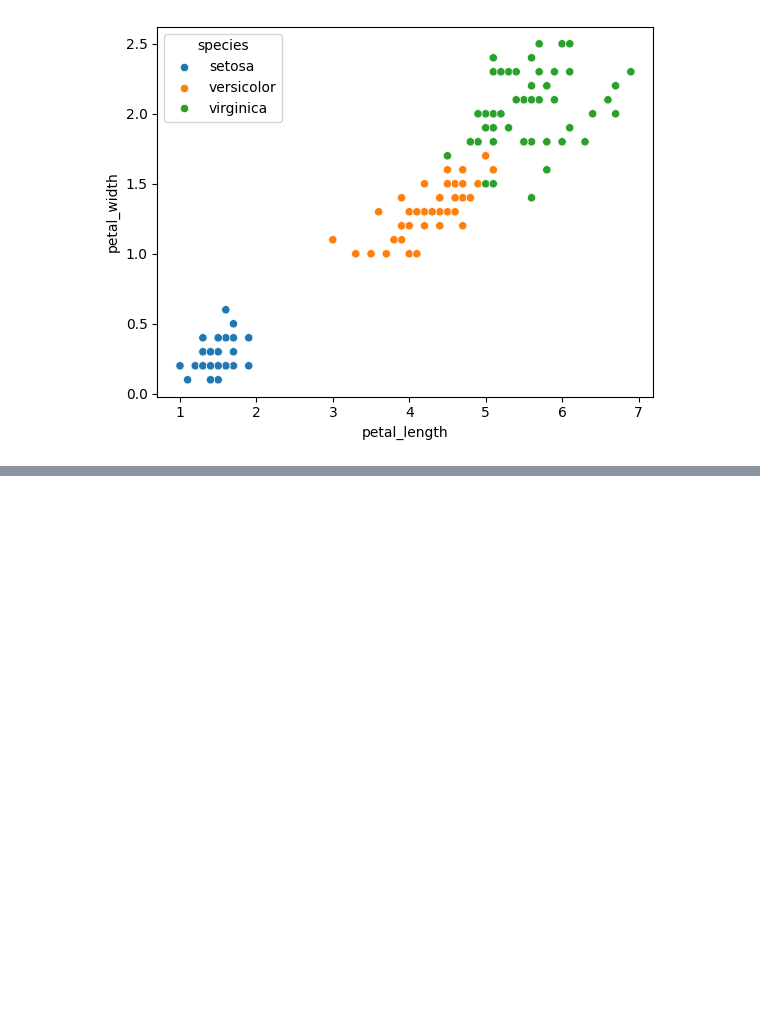
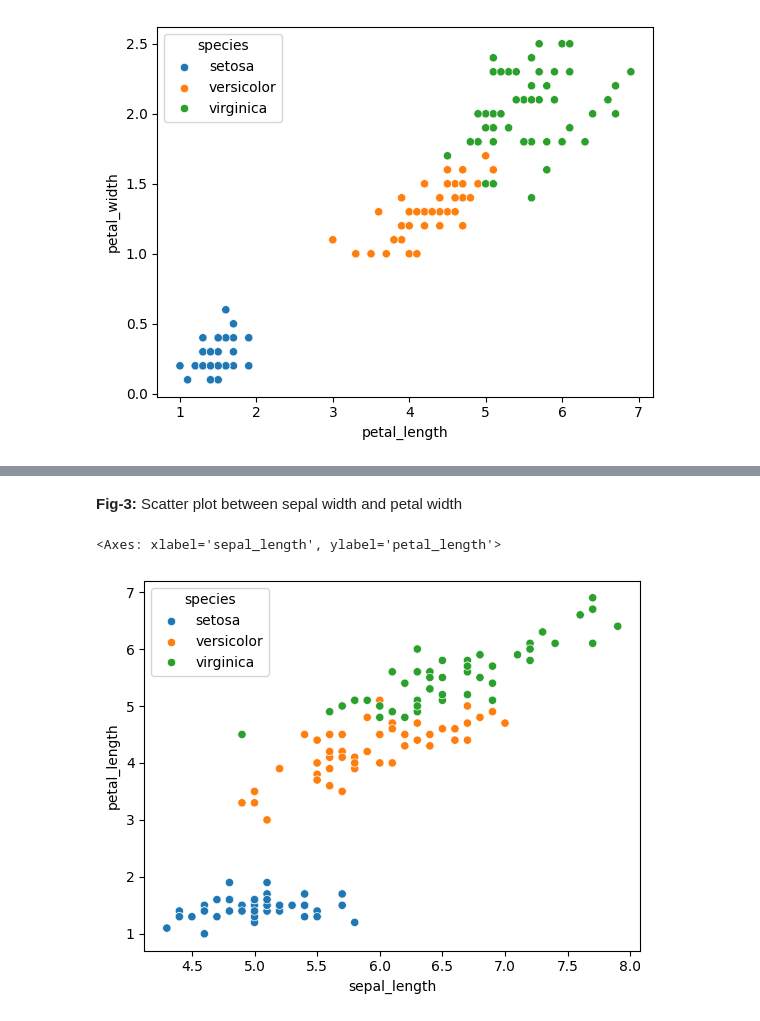
Before and after one commit to TabarakAllahKhan/ai-ml-internship, a Jupyter notebook: Task_1_Exploration/main.ipynb, the cells around one changed output, grey strips where cells are left out. Drawn from its saved outputs; the diff is of its cells as text; code cells hidden in the pictures; blank space fills up the shorter version.

```diff
--- a/Task_1_Exploration/main.ipynb
+++ b/Task_1_Exploration/main.ipynb
@@ -93,0 +101,7 @@ sns.scatterplot(x='petal_length', y='petal_width', hue='species', data=df)
+# %% [markdown]
+**Fig-3:** Scatter plot between sepal width and petal width
+# %%
+sns.scatterplot(x='sepal_length', y='petal_length', hue='species', data=df)
+# %% [output]
+<Axes: xlabel='sepal_length', ylabel='petal_length'>
+[figure, added]
```
Also changed, not shown: parts of 11 cells of this notebook.
